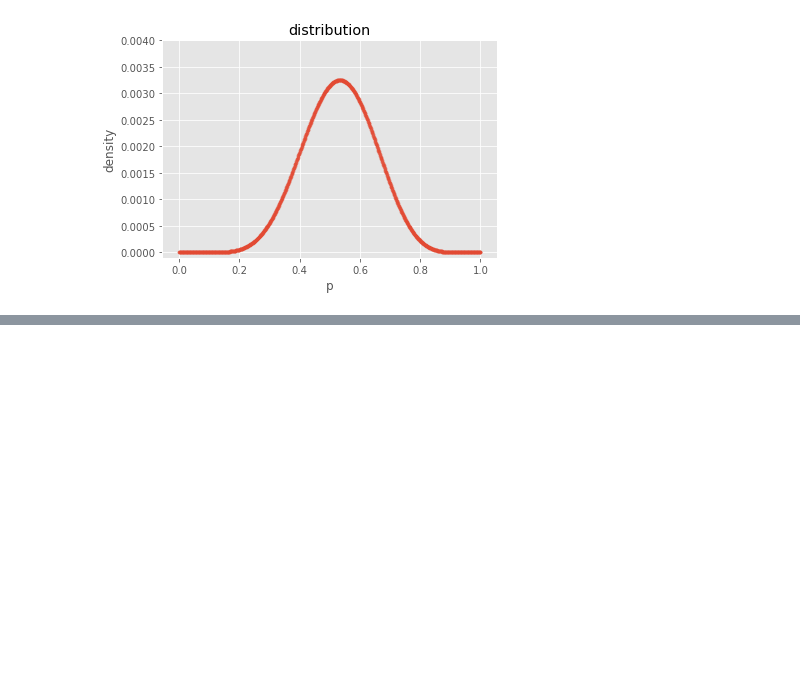
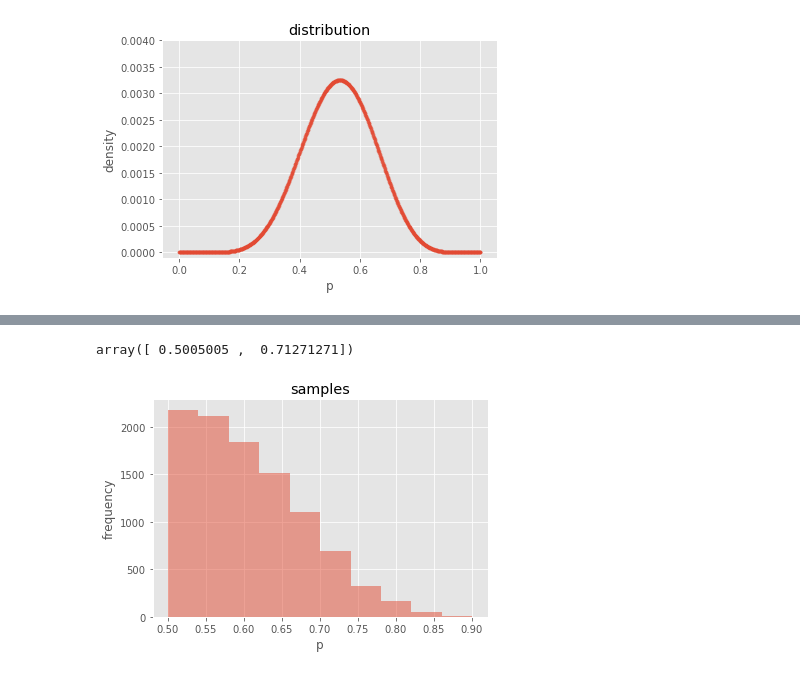
Before and after one commit to gondimribeiro/statistical-rethinking, a Jupyter notebook: chapter3/practice.ipynb, the cells around one changed output, grey strips where cells are left out. Cells and saved outputs as stored; diff of their text form; code cells hidden in the pictures; blank space fills up the shorter version.

```diff
--- a/chapter3/practice.ipynb
+++ b/chapter3/practice.ipynb
@@ -102,0 +143,14 @@ array([ 0.33233233,  0.72172172])
+# %%
+# 3M5-2:
+# Take samples:
+samples = np.random.choice(grid, 10000, replace=True, p=posterior)
+
+plt.hist(samples, alpha=0.5)
+plt.xlabel('p')
+plt.ylabel('frequency')
+plt.title('samples')
+
+pymc.utils.hpd(samples, 0.1)
+# %% [output]
+array([ 0.5005005 ,  0.71271271])
+[figure, added]
```
Also changed, not shown: parts of 15 cells of this notebook.
